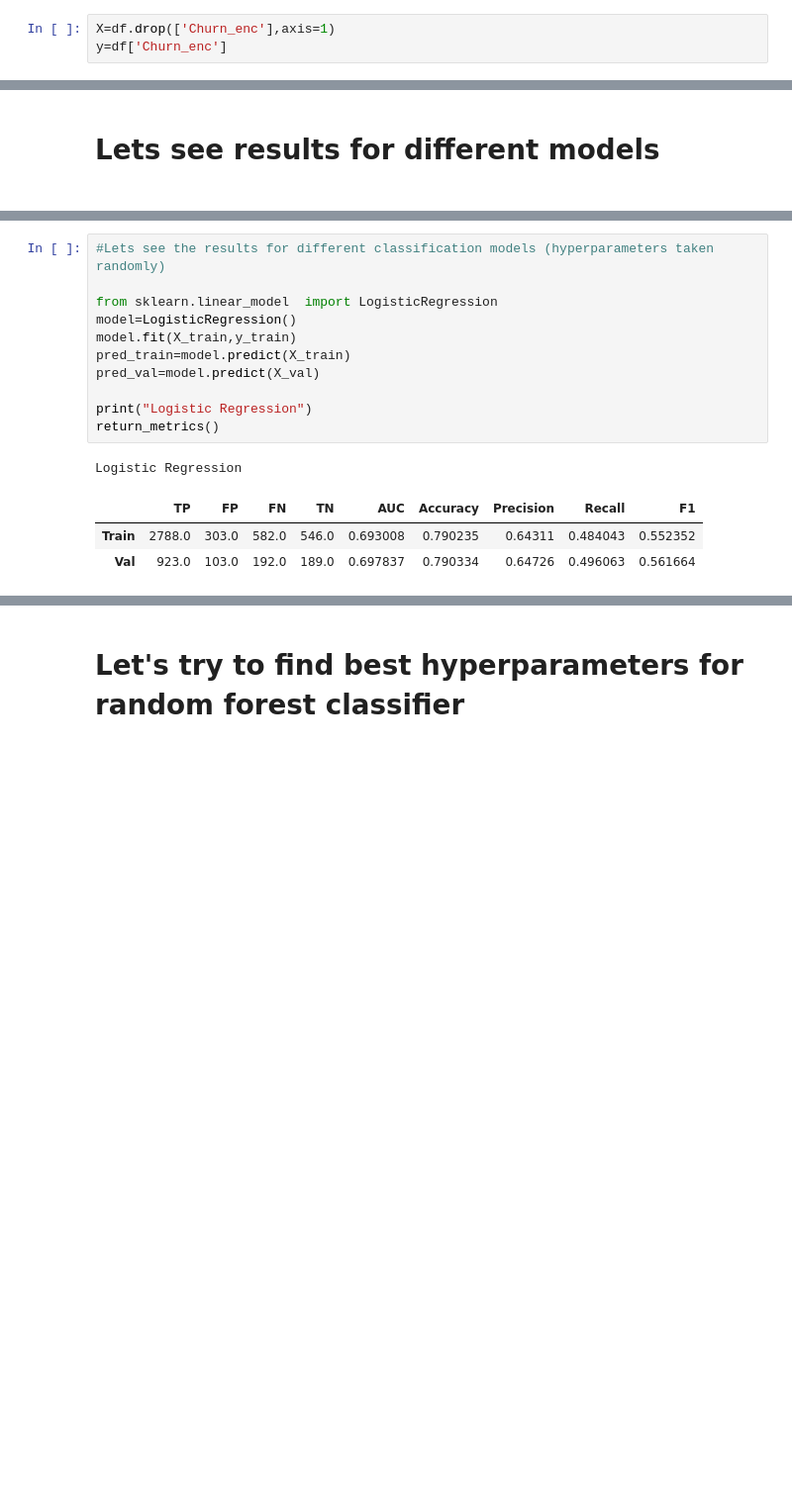
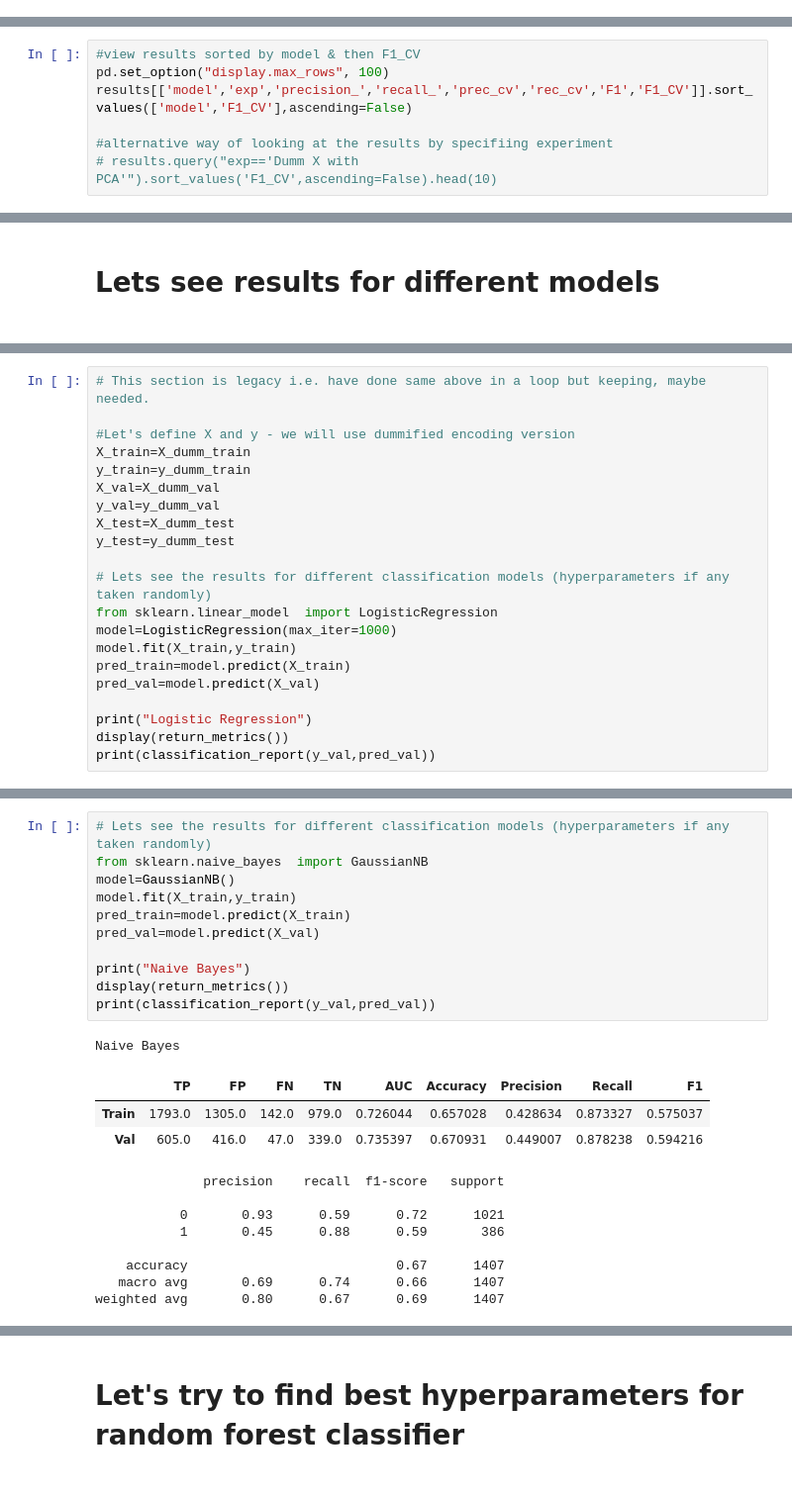
Before and after one commit to infoshareacademy/jdszr6-slytherin_group, a Jupyter notebook: ML_project/dm_scripts/Telco_Main_dm1.ipynb, the cells around one changed output, grey strips where cells are left out. Shown at 99% size. Cells and saved outputs as stored; diff of their text form; blank space fills up the shorter version.

Commit message:
Added various X version, function to fit, evaluate various models with varios X

```diff
--- a/ML_project/dm_scripts/Telco_Main_dm1.ipynb
+++ b/ML_project/dm_scripts/Telco_Main_dm1.ipynb
@@ -245,6 +295,3 @@ OnlineBackup_No internet service       -0.227578
 tenure                                 -0.354049
 Contract                               -0.396150
 Name: Churn_enc, dtype: float64
-# %%
-X=df.drop(['Churn_enc'],axis=1)
-y=df['Churn_enc']
@@ -285,0 +528,7 @@ X_val=X_val[['Contract','tenure','InternetService_Fiber optic','PaymentMethod_El
+# %%
+#view results sorted by model & then F1_CV
+pd.set_option("display.max_rows", 100)
+results[['model','exp','precision_','recall_','prec_cv','rec_cv','F1','F1_CV']].sort_values(['model','F1_CV'],ascending=False)
+
+#alternative way of looking at the results by specifiing experiment
+# results.query("exp=='Dumm X with PCA'").sort_values('F1_CV',ascending=False).head(10)
@@ -287,0 +574,21 @@ X_val=X_val[['Contract','tenure','InternetService_Fiber optic','PaymentMethod_El
+# %%
+# This section is legacy i.e. have done same above in a loop but keeping, maybe needed.
+
+#Let's define X and y - we will use dummified encoding version
+X_train=X_dumm_train
+y_train=y_dumm_train
+X_val=X_dumm_val
+y_val=y_dumm_val
+X_test=X_dumm_test
+y_test=y_dumm_test
+
+# Lets see the results for different classification models (hyperparameters if any taken randomly)
+from sklearn.linear_model  import LogisticRegression
+model=LogisticRegression(max_iter=1000)
+model.fit(X_train,y_train)
+pred_train=model.predict(X_train)
+pred_val=model.predict(X_val)
+
+print("Logistic Regression")
+display(return_metrics())
+print(classification_report(y_val,pred_val))
@@ -288,16 +608,24 @@ X_val=X_val[['Contract','tenure','InternetService_Fiber optic','PaymentMethod_El
 # %%
-#Lets see the results for different classification models (hyperparameters taken randomly)
-
-from sklearn.linear_model  import LogisticRegression
-model=LogisticRegression()
+# Lets see the results for different classification models (hyperparameters if any taken randomly)
+from sklearn.naive_bayes  import GaussianNB
+model=GaussianNB()
 model.fit(X_train,y_train)
 pred_train=model.predict(X_train)
 pred_val=model.predict(X_val)
 
-print("Logistic Regression")
-return_metrics()
+print("Naive Bayes")
+display(return_metrics())
+print(classification_report(y_val,pred_val))
 # %% [output]
-Logistic Regression
+Naive Bayes
 |  | TP | FP | FN | TN | AUC | Accuracy | Precision | Recall | F1 |
-| Train | 2788.0 | 303.0 | 582.0 | 546.0 | 0.693008 | 0.790235 | 0.64311 | 0.484043 | 0.552352 |
-| Val | 923.0 | 103.0 | 192.0 | 189.0 | 0.697837 | 0.790334 | 0.64726 | 0.496063 | 0.561664 |
+| Train | 1793.0 | 1305.0 | 142.0 | 979.0 | 0.726044 | 0.657028 | 0.428634 | 0.873327 | 0.575037 |
+| Val | 605.0 | 416.0 | 47.0 | 339.0 | 0.735397 | 0.670931 | 0.449007 | 0.878238 | 0.594216 |
+              precision    recall  f1-score   support
+
+           0       0.93      0.59      0.72      1021
+           1       0.45      0.88      0.59       386
+
+    accuracy                           0.67      1407
+   macro avg       0.69      0.74      0.66      1407
+weighted avg       0.80      0.67      0.69      1407
```
Also changed, not shown: parts of 42 cells of this notebook.
